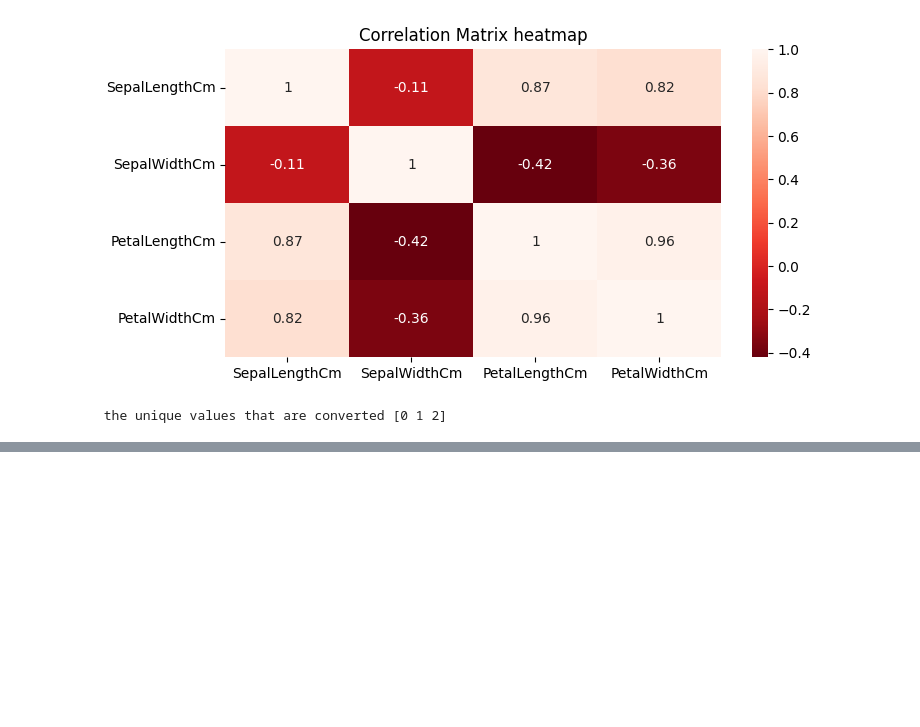
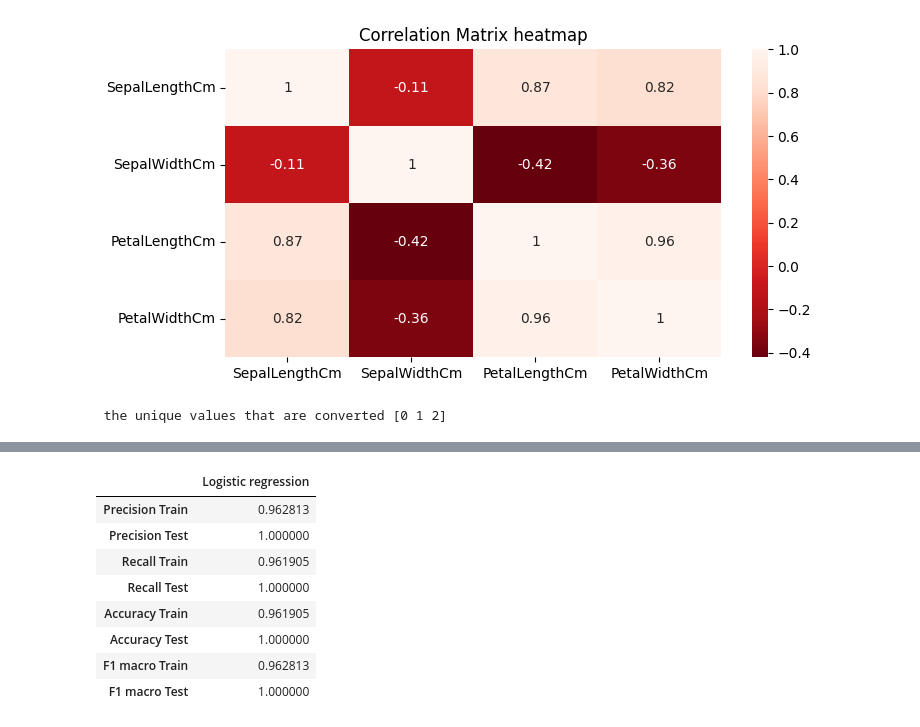
Before and after one commit to mouadayoub1971/image-classification, a Jupyter notebook: classification.ipynb, the cells around one changed output, grey strips where cells are left out. Cells and saved outputs as stored; diff of their text form; code cells hidden in the pictures; blank space fills up the shorter version.

```diff
--- a/classification.ipynb
+++ b/classification.ipynb
@@ -213,3 +233,5 @@ def evaluate_model(model, x_train, x_test, y_train, y_test):
+# %%
+score = pd.DataFrame(index = ['Precision Train', 'Precision Test','Recall Train','Recall Test','Accuracy Train', 'Accuracy Test', 'F1 macro Train', 'F1 macro Test'])
 # %%
 from sklearn.linear_model import LogisticRegression
 lr_model = LogisticRegression(fit_intercept=True, max_iter=10000)
@@ -236,0 +259,13 @@ Test Classification Report :
+# %%
+score['Logistic regression'] = lr_score
+score
+# %% [output]
+|  | Logistic regression |
+| Precision Train | 0.962813 |
+| Precision Test | 1.000000 |
+| Recall Train | 0.961905 |
+| Recall Test | 1.000000 |
+| Accuracy Train | 0.961905 |
+| Accuracy Test | 1.000000 |
+| F1 macro Train | 0.962813 |
+| F1 macro Test | 1.000000 |
```
Also changed, not shown: parts of 8 cells of this notebook.
